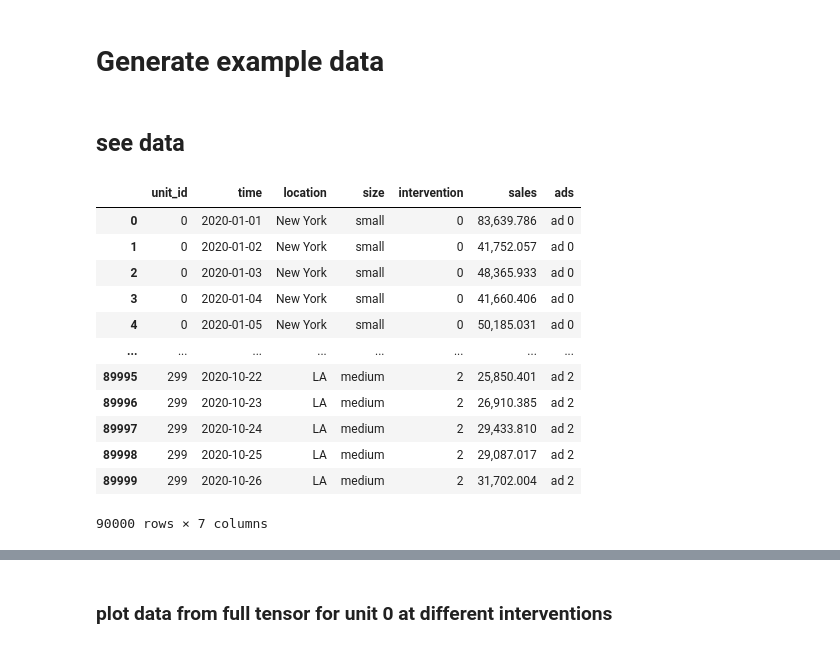
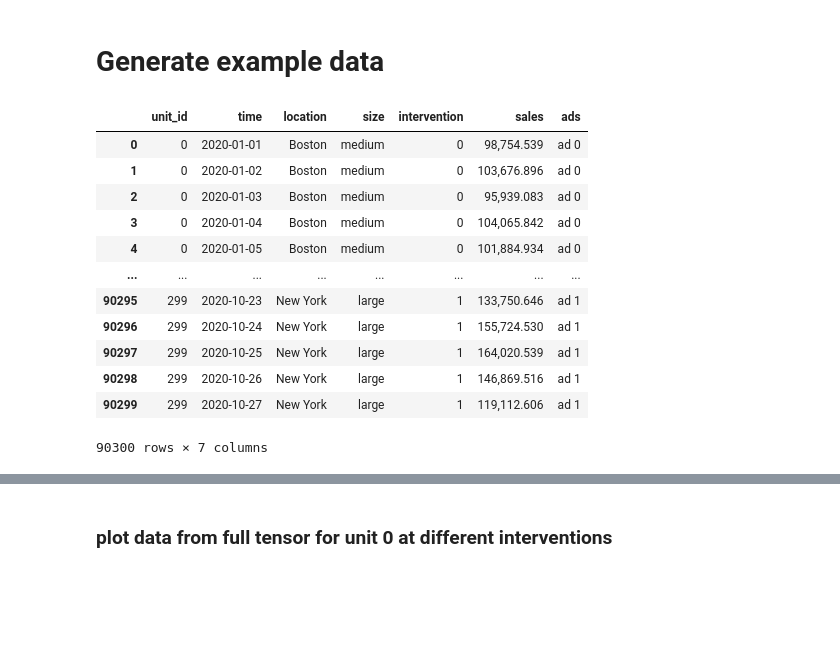
Before and after one commit to AbdullahO/What-If, a Jupyter notebook: synthetic_data_generation/generate_data.ipynb, the cells around one changed output, grey strips where cells are left out. Cells and saved outputs as stored; diff of their text form; code cells hidden in the pictures; blank space fills up the shorter version.

```diff
--- a/synthetic_data_generation/generate_data.ipynb
+++ b/synthetic_data_generation/generate_data.ipynb
@@ -65,39 +59,39 @@ data.add_effects(effects)
 # %%
 # How to assign interventions? I.e., how to subsample the tensor?
 # you do that by definine sequential periods, each period will to choose two things:
     # intervention_assignment: must be one of:
             #  random: completely at random
             #  random_unit: random for each unit (but constant in time)
             #  cov_unit: based on a covariate of the unit (could be randomized)
             #  or control: use control
-    # unitl (integer): use this assignment from the last assigned point until this point in time.
+    # unitl (integer): use this assignment from the last assigned point until this point in (relative) time.
 # control example
-period_1 =  {"intervention_assignment": "control", "until": 100}
+t0 = 0
+t1 = 300
+period_1 =  {"intervention_assignment": "control", "until": t0+100}
 
 # cov_unit example
 # cov unit also need "assignment_subpop" policy which is a dictionary of subpopulations (keys) and probability of assignment (list of float in [0,1] that must be of length (num_interventions) and must sum to one)
 intervention_assignment = "cov_unit"
 selection_subpop = {subpop1 : [0.3,0.3,0.4], subpop2 : [0.30,0.30,0.4], subpop3: [0.2, 0.4, 0.4] }
-period_2 = {"intervention_assignment": intervention_assignment, "until": num_timesteps, "assignment_subpop": selection_subpop}
+period_2 = {"intervention_assignment": intervention_assignment, "until": t1-t0+1, "assignment_subpop": selection_subpop}
 
 periods = [period_1, period_2]
 
-data.auto_subsample(periods)
+tensor, df = data.generate([t0,t1])
+tensor_ss, df_ss = data.auto_subsample(periods, tensor, df)
+df_ss
+# %% [output]
+|  | unit_id | time | location | size | intervention | sales | ads |
+| 0 | 0 | 2020-01-01 | Boston | medium | 0 | 98,754.539 | ad 0 |
+| 1 | 0 | 2020-01-02 | Boston | medium | 0 | 103,676.896 | ad 0 |
+| 2 | 0 | 2020-01-03 | Boston | medium | 0 | 95,939.083 | ad 0 |
+| 3 | 0 | 2020-01-04 | Boston | medium | 0 | 104,065.842 | ad 0 |
+| 4 | 0 | 2020-01-05 | Boston | medium | 0 | 101,884.934 | ad 0 |
+| ... | ... | ... | ... | ... | ... | ... | ... |
+| 90295 | 299 | 2020-10-23 | New York | large | 1 | 133,750.646 | ad 1 |
+| 90296 | 299 | 2020-10-24 | New York | large | 1 | 155,724.530 | ad 1 |
+| 90297 | 299 | 2020-10-25 | New York | large | 1 | 164,020.539 | ad 1 |
+| 90298 | 299 | 2020-10-26 | New York | large | 1 | 146,869.516 | ad 1 |
+| 90299 | 299 | 2020-10-27 | New York | large | 1 | 119,112.606 | ad 1 |
+90300 rows × 7 columns
-# %% [markdown]
-## see data
-# %%
-data.ss_df
-# %% [output]
-|  | unit_id | time | location | size | intervention | sales | ads |
-| 0 | 0 | 2020-01-01 | New York | small | 0 | 83,639.786 | ad 0 |
-| 1 | 0 | 2020-01-02 | New York | small | 0 | 41,752.057 | ad 0 |
-| 2 | 0 | 2020-01-03 | New York | small | 0 | 48,365.933 | ad 0 |
-| 3 | 0 | 2020-01-04 | New York | small | 0 | 41,660.406 | ad 0 |
-| 4 | 0 | 2020-01-05 | New York | small | 0 | 50,185.031 | ad 0 |
-| ... | ... | ... | ... | ... | ... | ... | ... |
-| 89995 | 299 | 2020-10-22 | LA | medium | 2 | 25,850.401 | ad 2 |
-| 89996 | 299 | 2020-10-23 | LA | medium | 2 | 26,910.385 | ad 2 |
-| 89997 | 299 | 2020-10-24 | LA | medium | 2 | 29,433.810 | ad 2 |
-| 89998 | 299 | 2020-10-25 | LA | medium | 2 | 29,087.017 | ad 2 |
-| 89999 | 299 | 2020-10-26 | LA | medium | 2 | 31,702.004 | ad 2 |
-90000 rows × 7 columns
```
Also changed, not shown: parts of 8 cells of this notebook, 8 other files.
